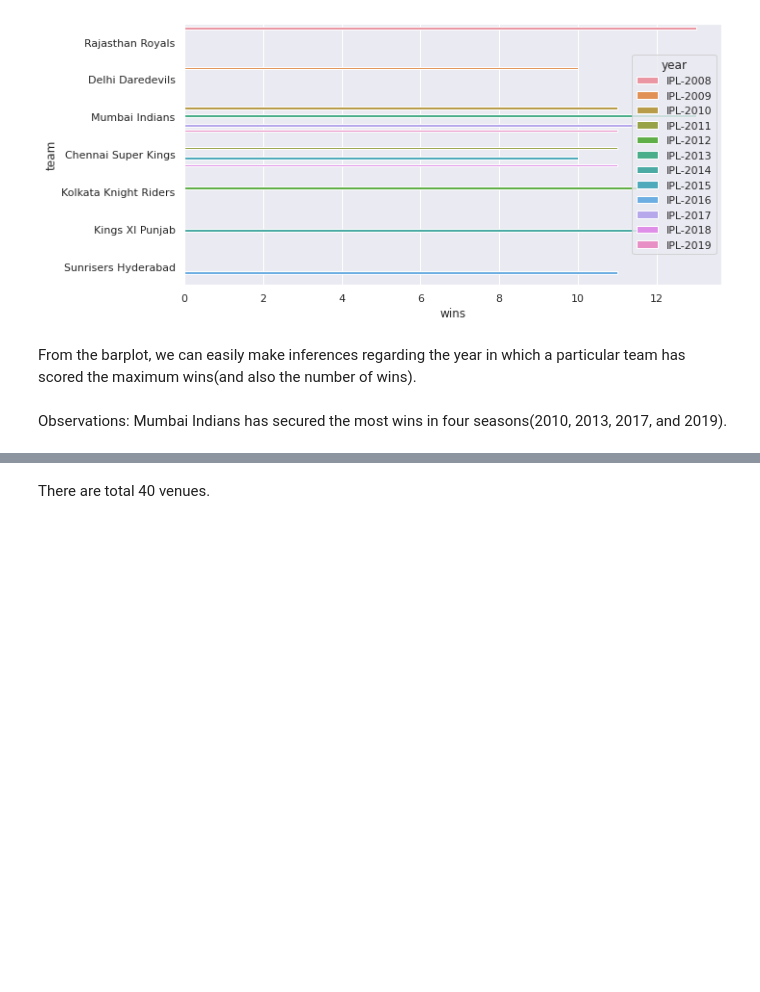
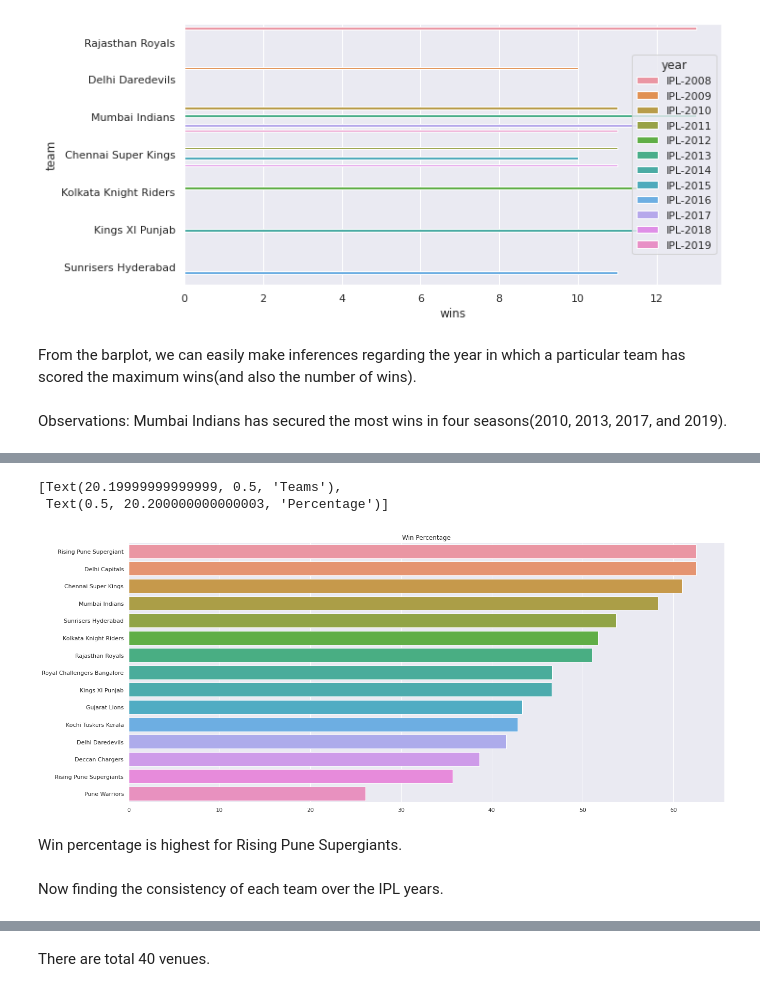
Before and after one commit to 15021996/IPL_DataAnalysis, a Jupyter notebook: Soumya_Team_3_Capstone_Project.ipynb, the cells around one changed output, grey strips where cells are left out. Saved outputs shown, nothing was run; the diff lists cells and outputs as text; code cells hidden in the pictures; blank space fills up the shorter version.

```diff
--- a/Soumya_Team_3_Capstone_Project.ipynb
+++ b/Soumya_Team_3_Capstone_Project.ipynb
@@ -222,0 +219,3 @@ Mumbai Indians has secured the most wins in four seasons(2010, 2013, 2017, and 2
+# %%
+total_matches_played = (matches_df.team2.value_counts() + matches_df.team1.value_counts()).sort_values(ascending = False)
+total_matches_played
@@ -222,0 +239,2 @@ Mumbai Indians has secured the most wins in four seasons(2010, 2013, 2017, and 2
+# %%
+most_wins = matches_df.winner.value_counts()
@@ -222,0 +258,3 @@ Mumbai Indians has secured the most wins in four seasons(2010, 2013, 2017, and 2
+# %%
+win_percentage = (most_wins / total_matches_played).sort_values(ascending = False) * 100
+win_percentage
@@ -222,0 +278,12 @@ Mumbai Indians has secured the most wins in four seasons(2010, 2013, 2017, and 2
+# %%
+plt.title('Win Percentage')
+win_percentage_plot = sns.barplot(y = win_percentage.index, x = win_percentage)
+total_matches_played_plot.set(ylabel = 'Teams', xlabel = 'Percentage')
+# %% [output]
+[Text(20.19999999999999, 0.5, 'Teams'),
+ Text(0.5, 20.200000000000003, 'Percentage')]
+[figure, added]
+# %% [markdown]
+Win percentage is highest for Rising Pune Supergiants.
+# %% [markdown]
+Now finding the consistency of each team over the IPL years.
```
Also changed, not shown: parts of 46 cells of this notebook.
